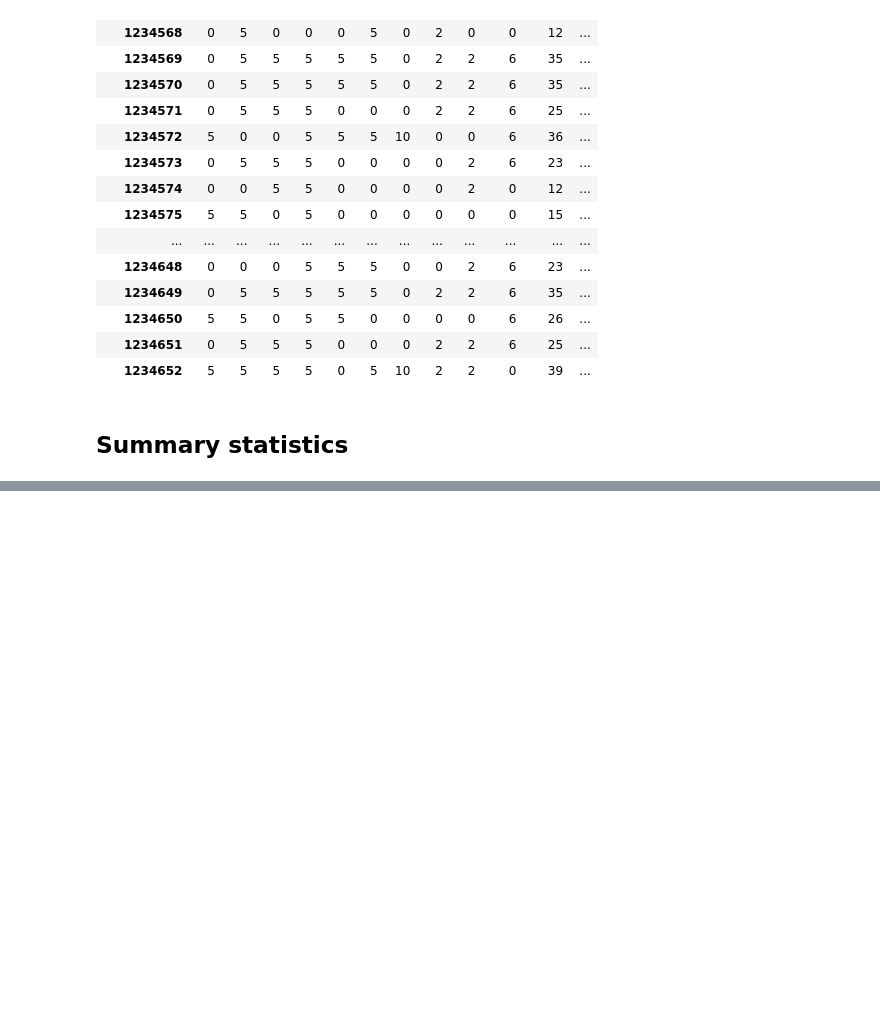
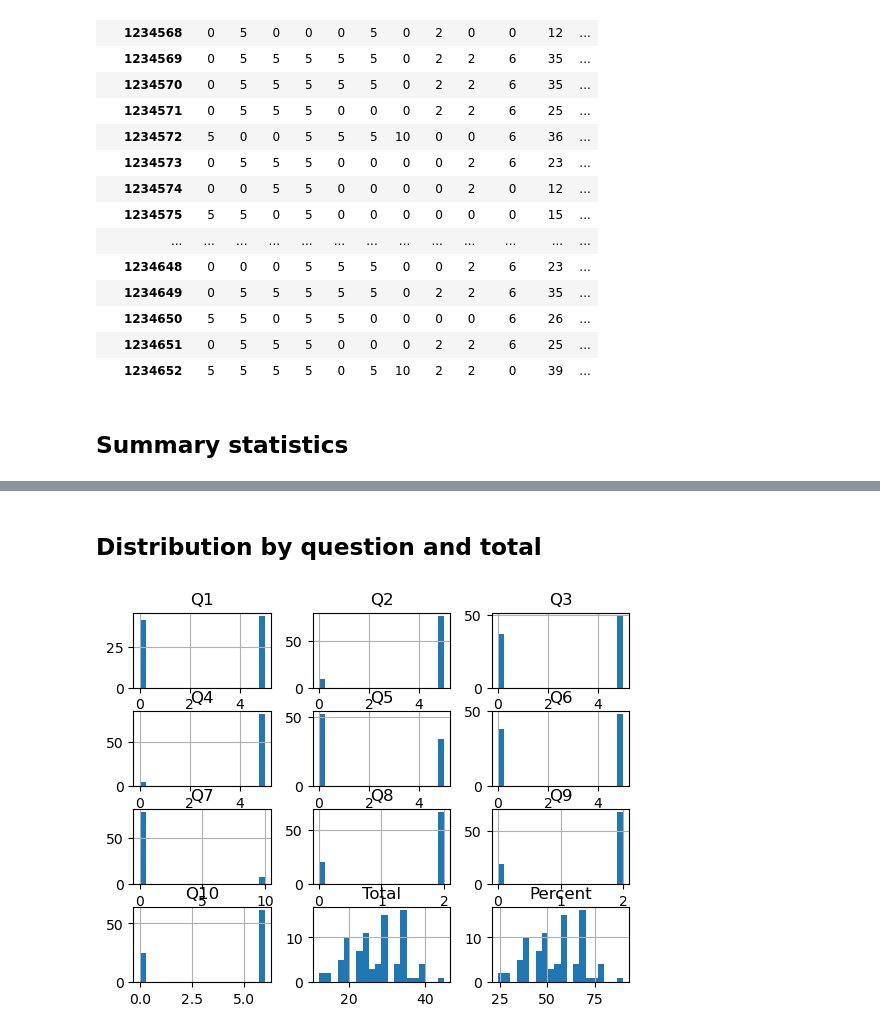
Before and after one commit to phantomachine/MCQ-final, a Jupyter notebook: MCQ-Reweighter.ipynb, the cells around one changed output, grey strips where cells are left out. Cells and saved outputs as stored; diff of their text form; code cells hidden in the pictures; blank space fills up the shorter version.

```diff
--- a/MCQ-Reweighter.ipynb
+++ b/MCQ-Reweighter.ipynb
@@ -229,0 +226,8 @@ df_stats
+# %%
+
+# Drop answer key (so you don't bias up the stats!)
+df_reweighted_nomaster = df_reweighted.drop(index=("Answer Key"))
+
+# Compute basic stats
+df_stats = df_reweighted_nomaster.apply(stat_au_choix).round(1)
+df_stats
@@ -231 +243,7 @@ df_stats
 df_stats.to_excel(stats_out, sheet_name="Statistics")
+# %% [markdown]
+## Distribution by question and total
+# %%
+df_reweighted_nomaster.hist(bins=20);
+# %% [output]
+[figure, added]
```
Also changed, not shown: parts of 8 cells of this notebook, 2 other files.
